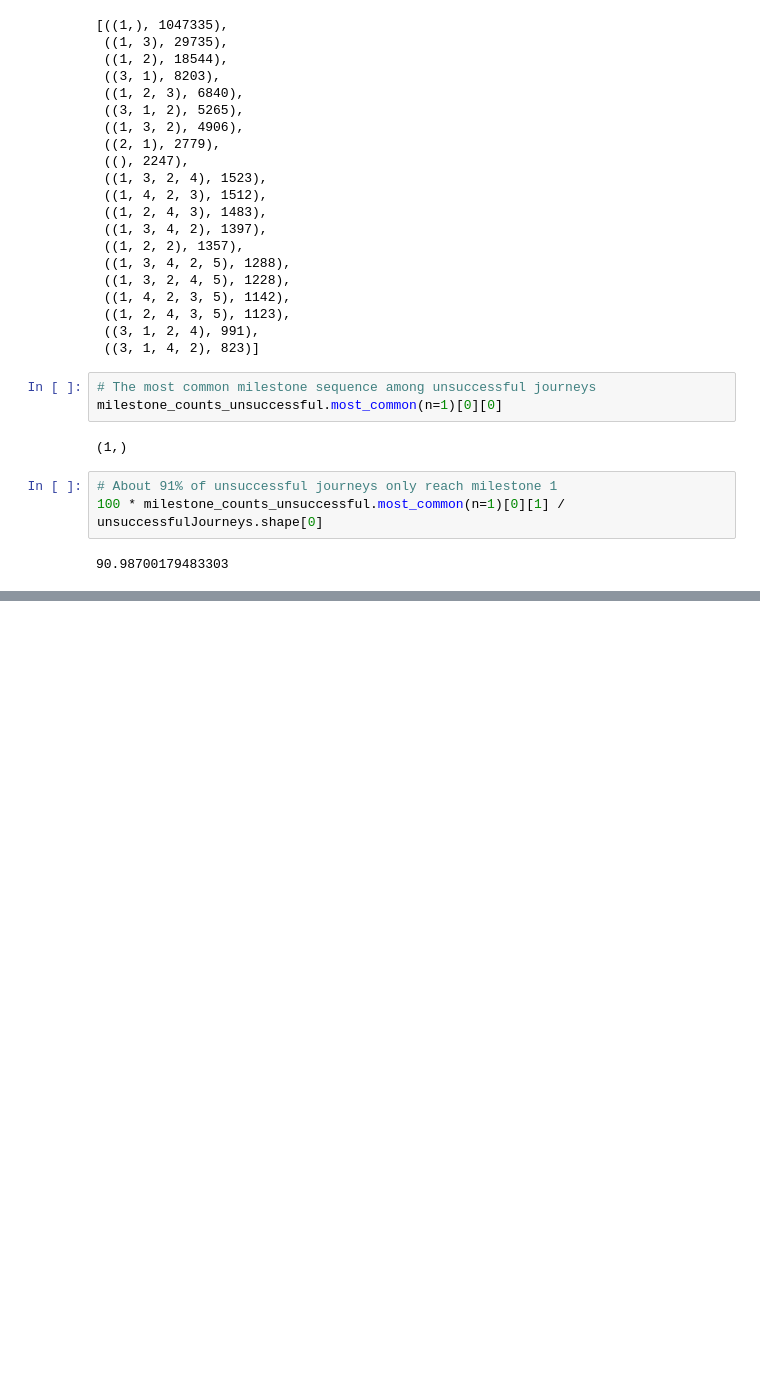
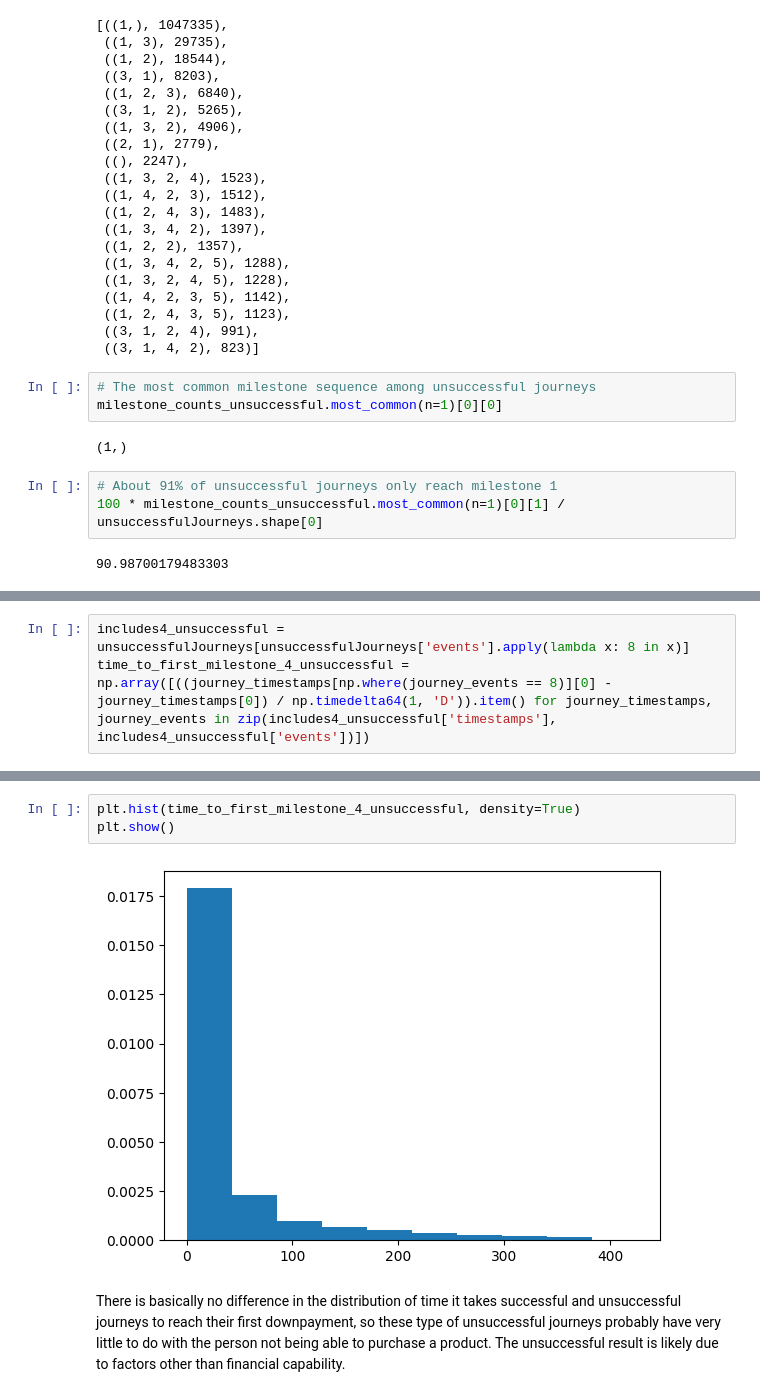
Before and after one commit to yubenjamin2022/UCLAStatsM148, a Jupyter notebook: journey_stages_eda.ipynb, the cells around one changed output, grey strips where cells are left out. Saved outputs shown, nothing was run; the diff lists cells and outputs as text; blank space fills up the shorter version.

```diff
--- a/journey_stages_eda.ipynb
+++ b/journey_stages_eda.ipynb
@@ -404,0 +478,3 @@ milestone_counts_unsuccessful.most_common(n=1)[0][0]
+# %%
+includes4_unsuccessful = unsuccessfulJourneys[unsuccessfulJourneys['events'].apply(lambda x: 8 in x)]
+time_to_first_milestone_4_unsuccessful = np.array([((journey_timestamps[np.where(journey_events == 8)][0] - journey_timestamps[0]) / np.timedelta64(1, 'D')).item() for journey_timestamps, journey_events in zip(includes4_unsuccessful['timestamps'], includes4_unsuccessful['events'])])
@@ -404,0 +486,7 @@ milestone_counts_unsuccessful.most_common(n=1)[0][0]
+# %%
+plt.hist(time_to_first_milestone_4_unsuccessful, density=True)
+plt.show()
+# %% [output]
+[figure, added]
+# %% [markdown]
+There is basically no difference in the distribution of time it takes successful and unsuccessful journeys to reach their first downpayment, so these type of unsuccessful journeys probably have very little to do with the person not being able to purchase a product. The unsuccessful result is likely due to factors other than financial capability.
```
Also changed, not shown: parts of 24 cells of this notebook.
